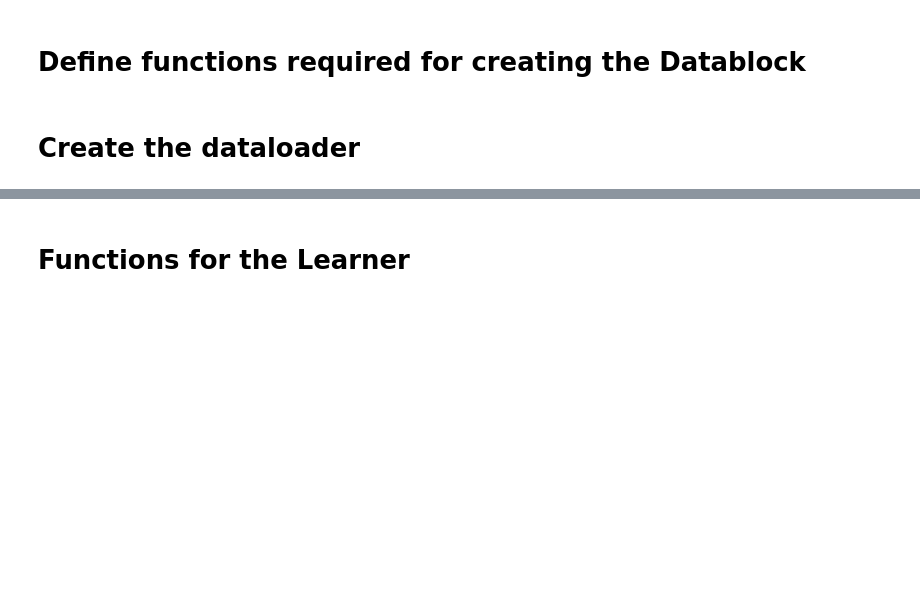
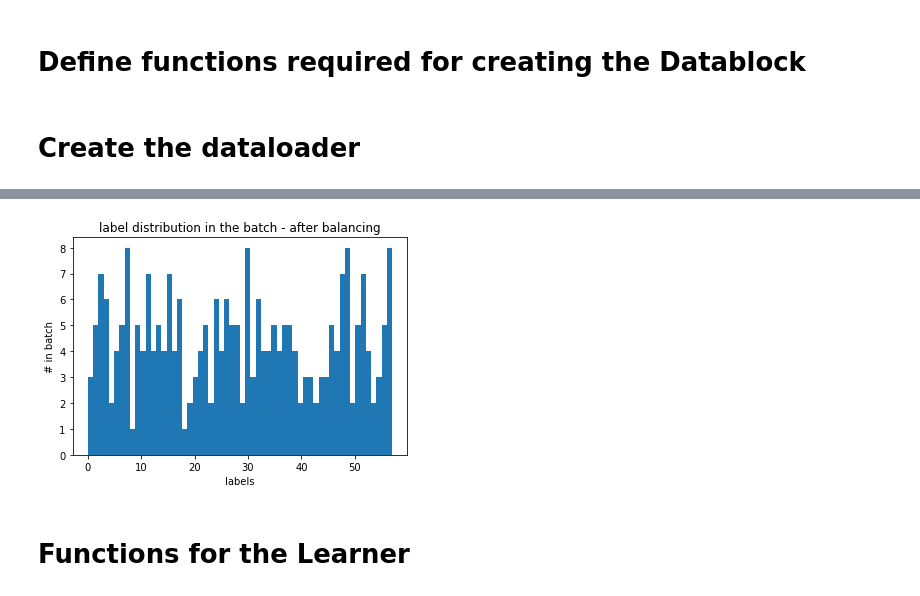
Before and after one commit to lphohmann/BINP37_DL_protein_classification, a Jupyter notebook: 1D_ResNet.ipynb, the cells around one changed output, grey strips where cells are left out. Drawn from its saved outputs; the diff is of its cells as text; code cells hidden in the pictures; blank space fills up the shorter version.

```diff
--- a/1D_ResNet.ipynb
+++ b/1D_ResNet.ipynb
@@ -118,7 +128,14 @@ x,y = dls.one_batch()
 # %%
 # check the label distribution in the batch to see if balancing was successful, compare with the previous histogram
-#x,y = dls.one_batch()
-#plt.hist(y,bins=dls.c)
+# note: this cell should only be run with runtime type = None, with = GPU is doesnt work. It is just a check, so it doesnt have to be run.
+x,y = dls.one_batch()
+plt.hist(y,bins=dls.c)
+plt.title('label distribution in the batch - after balancing')
+plt.xlabel('labels')
+plt.ylabel('# in batch')
+plt.show()
+# %% [output]
+[figure, added]
 # %% [markdown]
 # Functions for the Learner
 # %%
```
Also changed, not shown: parts of 10 cells of this notebook.
